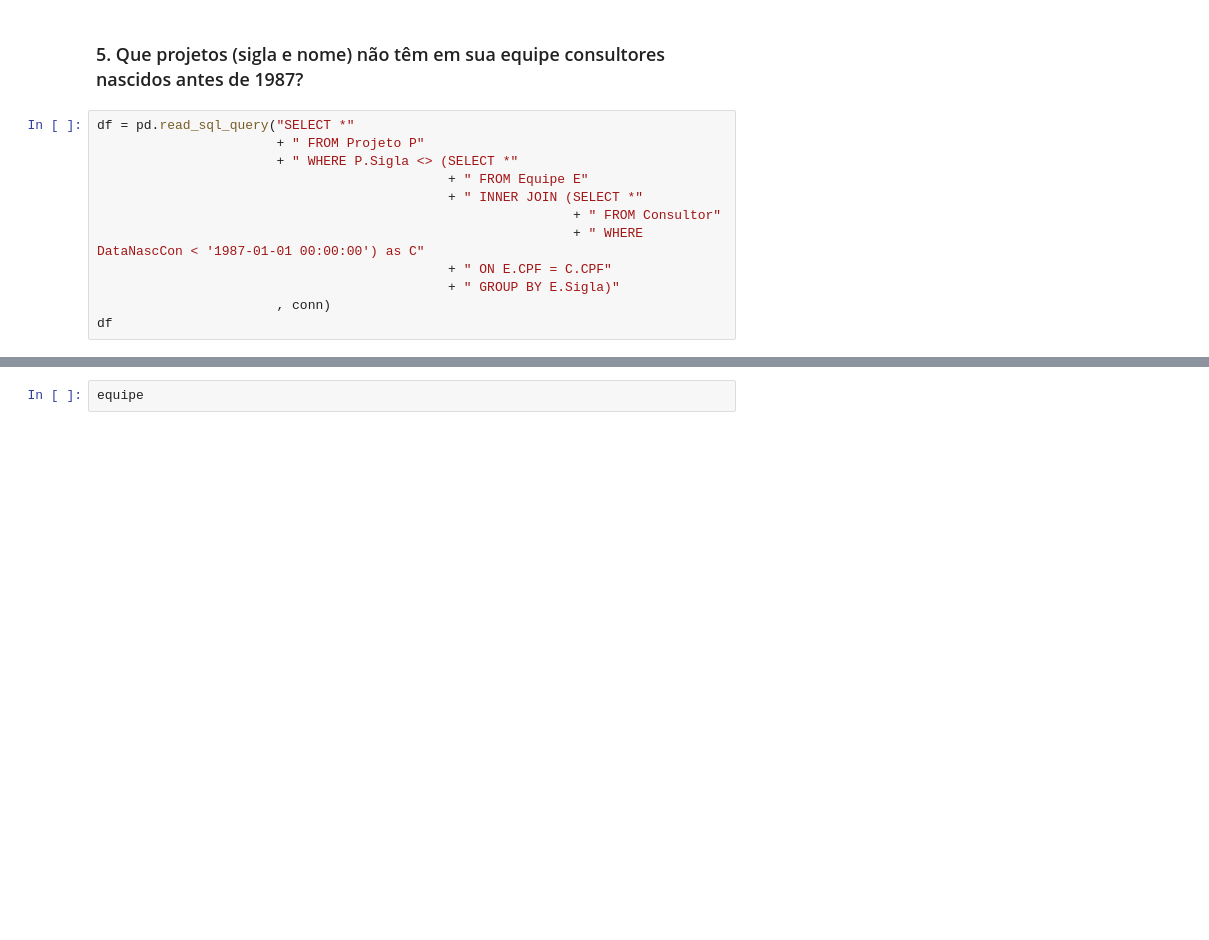
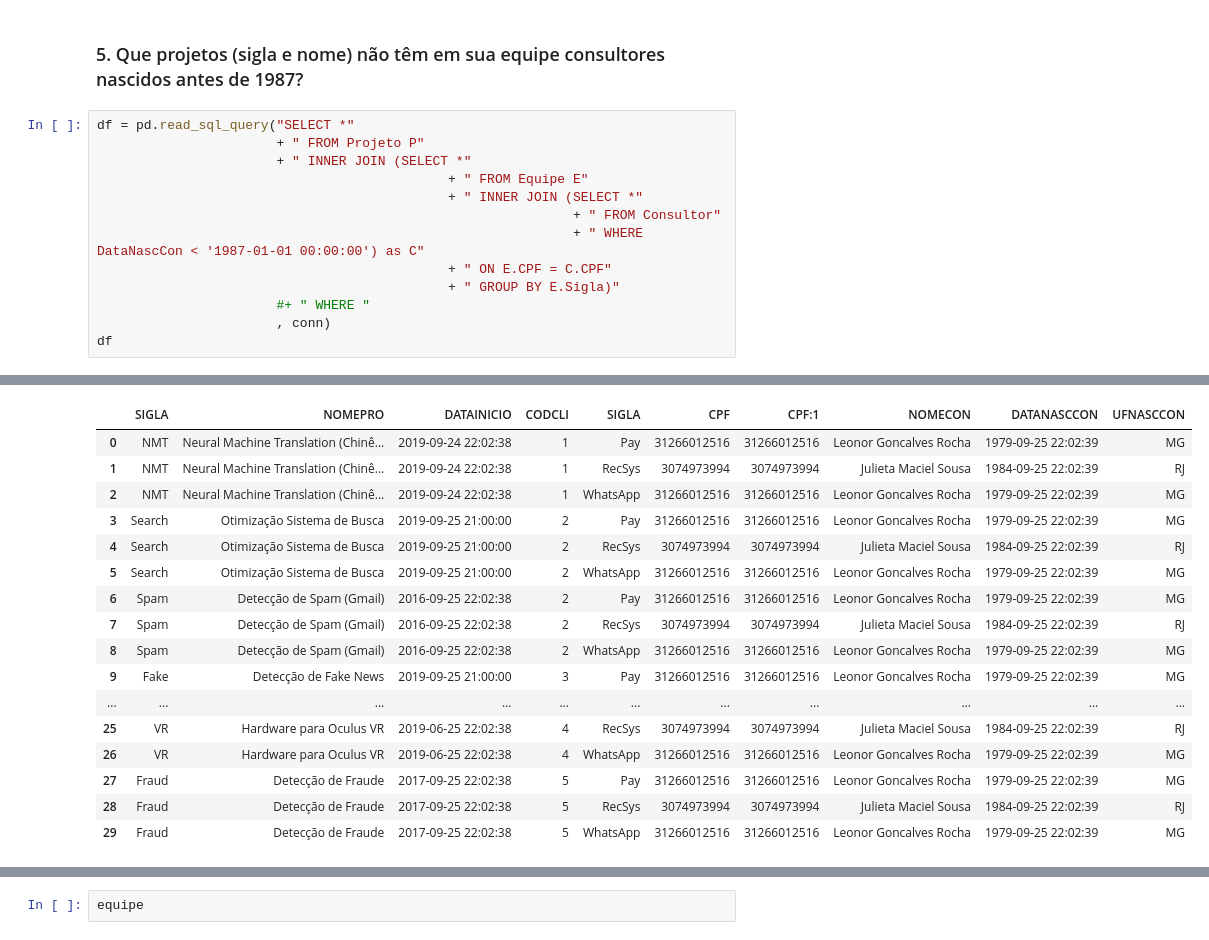
Before and after one commit to abnermneves/ibd, a Jupyter notebook: exercicios/Exercícios parte 2.ipynb, the cells around one changed output, grey strips where cells are left out. Drawn from its saved outputs; the diff is of its cells as text; blank space fills up the shorter version.

```diff
--- a/exercicios/Exercícios parte 2.ipynb
+++ b/exercicios/Exercícios parte 2.ipynb
@@ -111,13 +111,14 @@ df
 # %%
 df = pd.read_sql_query("SELECT *"
                        + " FROM Projeto P"
-                       + " WHERE P.Sigla <> (SELECT *"
+                       + " INNER JOIN (SELECT *"
                                              + " FROM Equipe E"
                                              + " INNER JOIN (SELECT *"
                                                              + " FROM Consultor"
                                                              + " WHERE DataNascCon < '1987-01-01 00:00:00') as C"
                                              + " ON E.CPF = C.CPF"
                                              + " GROUP BY E.Sigla)"
+                       #+ " WHERE "
                        , conn)
 df
 # %% [output]
@@ -124,0 +125,17 @@ DatabaseError: Execution failed on sql 'SELECT * FROM Projeto P WHERE P.Sigla <>
+|  | SIGLA | NOMEPRO | DATAINICIO | CODCLI | SIGLA | CPF | CPF:1 | NOMECON | DATANASCCON | UFNASCCON |
+| 0 | NMT | Neural Machine Translation (Chinê... | 2019-09-24 22:02:38 | 1 | Pay | 31266012516 | 31266012516 | Leonor Goncalves Rocha | 1979-09-25 22:02:39 | MG |
+| 1 | NMT | Neural Machine Translation (Chinê... | 2019-09-24 22:02:38 | 1 | RecSys | 3074973994 | 3074973994 | Julieta Maciel Sousa | 1984-09-25 22:02:39 | RJ |
+| 2 | NMT | Neural Machine Translation (Chinê... | 2019-09-24 22:02:38 | 1 | WhatsApp | 31266012516 | 31266012516 | Leonor Goncalves Rocha | 1979-09-25 22:02:39 | MG |
+| 3 | Search | Otimização Sistema de Busca | 2019-09-25 21:00:00 | 2 | Pay | 31266012516 | 31266012516 | Leonor Goncalves Rocha | 1979-09-25 22:02:39 | MG |
+| 4 | Search | Otimização Sistema de Busca | 2019-09-25 21:00:00 | 2 | RecSys | 3074973994 | 3074973994 | Julieta Maciel Sousa | 1984-09-25 22:02:39 | RJ |
+| 5 | Search | Otimização Sistema de Busca | 2019-09-25 21:00:00 | 2 | WhatsApp | 31266012516 | 31266012516 | Leonor Goncalves Rocha | 1979-09-25 22:02:39 | MG |
+| 6 | Spam | Detecção de Spam (Gmail) | 2016-09-25 22:02:38 | 2 | Pay | 31266012516 | 31266012516 | Leonor Goncalves Rocha | 1979-09-25 22:02:39 | MG |
+| 7 | Spam | Detecção de Spam (Gmail) | 2016-09-25 22:02:38 | 2 | RecSys | 3074973994 | 3074973994 | Julieta Maciel Sousa | 1984-09-25 22:02:39 | RJ |
+| 8 | Spam | Detecção de Spam (Gmail) | 2016-09-25 22:02:38 | 2 | WhatsApp | 31266012516 | 31266012516 | Leonor Goncalves Rocha | 1979-09-25 22:02:39 | MG |
+| 9 | Fake | Detecção de Fake News | 2019-09-25 21:00:00 | 3 | Pay | 31266012516 | 31266012516 | Leonor Goncalves Rocha | 1979-09-25 22:02:39 | MG |
+| ... | ... | ... | ... | ... | ... | ... | ... | ... | ... | ... |
+| 25 | VR | Hardware para Oculus VR | 2019-06-25 22:02:38 | 4 | RecSys | 3074973994 | 3074973994 | Julieta Maciel Sousa | 1984-09-25 22:02:39 | RJ |
+| 26 | VR | Hardware para Oculus VR | 2019-06-25 22:02:38 | 4 | WhatsApp | 31266012516 | 31266012516 | Leonor Goncalves Rocha | 1979-09-25 22:02:39 | MG |
+| 27 | Fraud | Detecção de Fraude | 2017-09-25 22:02:38 | 5 | Pay | 31266012516 | 31266012516 | Leonor Goncalves Rocha | 1979-09-25 22:02:39 | MG |
+| 28 | Fraud | Detecção de Fraude | 2017-09-25 22:02:38 | 5 | RecSys | 3074973994 | 3074973994 | Julieta Maciel Sousa | 1984-09-25 22:02:39 | RJ |
+| 29 | Fraud | Detecção de Fraude | 2017-09-25 22:02:38 | 5 | WhatsApp | 31266012516 | 31266012516 | Leonor Goncalves Rocha | 1979-09-25 22:02:39 | MG |
```
Also changed, not shown: parts of 9 cells of this notebook.
